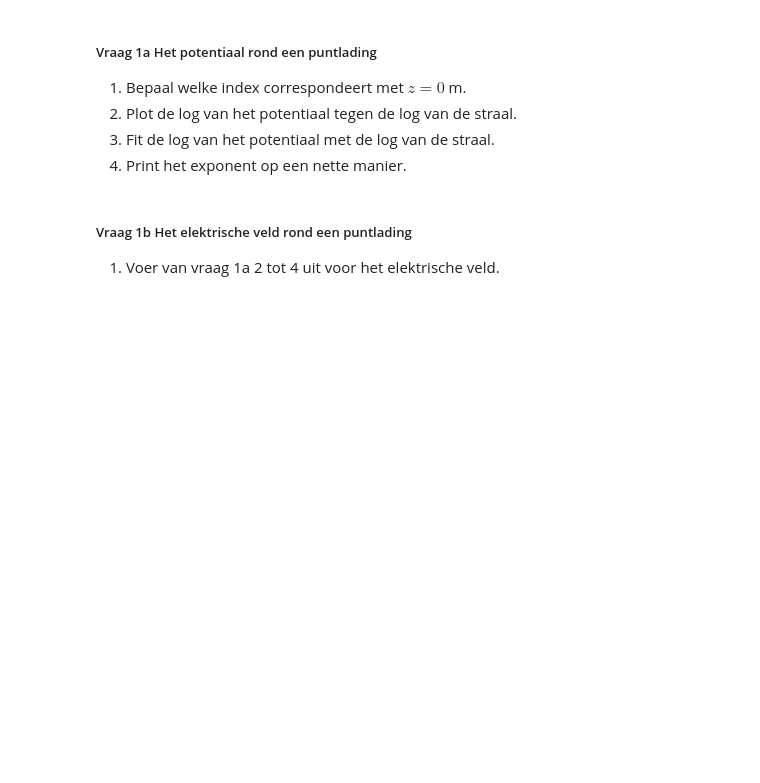
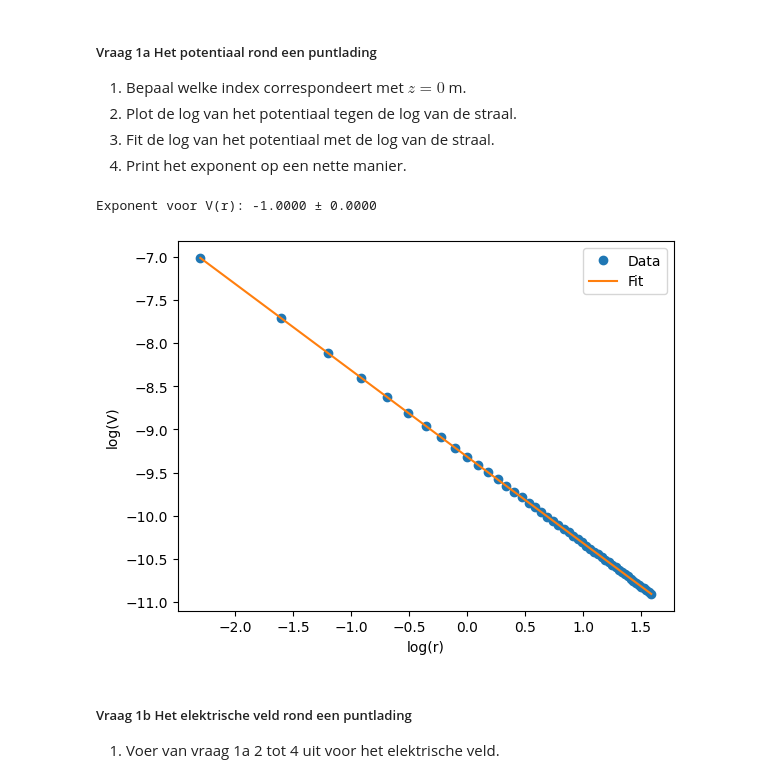
Before and after one commit to florisdekker148-bit/Floris-opdrachten-DEF-D, a Jupyter notebook: DigitaleOntwerpopdrachten/1CondensatorOpdracht/CondensatorOntwerpopdracht.ipynb, the cells around one changed output. Saved outputs shown, nothing was run; the diff lists cells and outputs as text; code cells hidden in the pictures; blank space fills up the shorter version.

```diff
--- a/DigitaleOntwerpopdrachten/1CondensatorOpdracht/CondensatorOntwerpopdracht.ipynb
+++ b/DigitaleOntwerpopdrachten/1CondensatorOpdracht/CondensatorOntwerpopdracht.ipynb
@@ -87,9 +88,33 @@ plot_results_pt_charge_at_origin(Ez, Er, normE, V, r, z, grid_step)
 3. Fit de log van het potentiaal met de log van de straal.
 4. Print het exponent op een nette manier.
 # %%
-###
-###Hier jouw code###
-###
+def linear_model(log_r, a, b):
+    return a * log_r + b
+
+m = len(z) // 2
+
+r_vals = r[1:]
+V_vals = V[m, 1:]
+
+log_r = np.log(r_vals)
+log_V = np.log(np.abs(V_vals))
+
+popt, pcov = curve_fit(linear_model, log_r, log_V)
+
+a_fit, b_fit = popt
+u_a = np.sqrt(pcov[0,0])
+
+print(f"Exponent voor V(r): {a_fit:.4f} ± {u_a:.4f}")
+
+plt.plot(log_r, log_V, 'o', label="Data")
+plt.plot(log_r, linear_model(log_r, *popt), label="Fit")
+plt.legend()
+plt.xlabel("log(r)")
+plt.ylabel("log(V)")
+plt.show()
+# %% [output]
+Exponent voor V(r): -1.0000 ± 0.0000
+[figure, added]
 # %% [markdown]
 ##### Vraag 1b Het elektrische veld rond een puntlading
 1. Voer van vraag 1a 2 tot 4 uit voor het elektrische veld.
```
Also changed, not shown: parts of 9 cells of this notebook.
